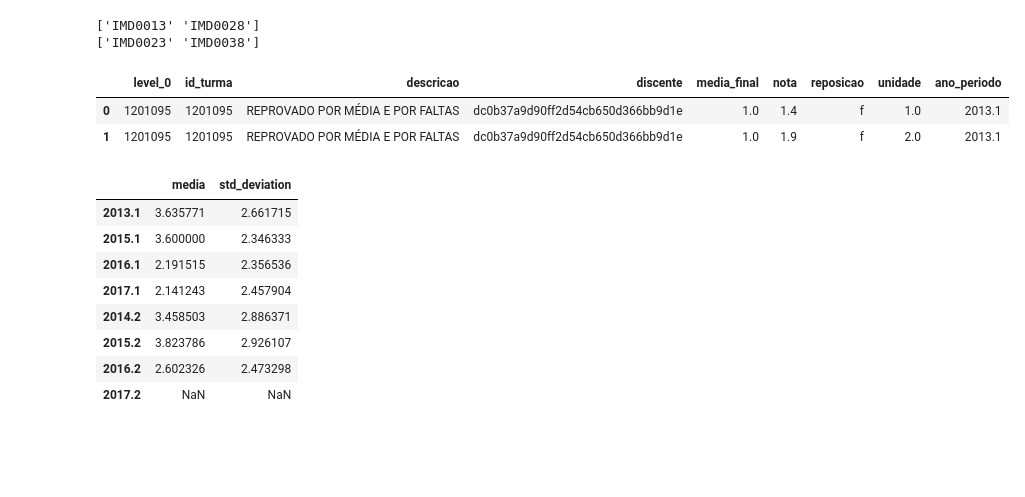
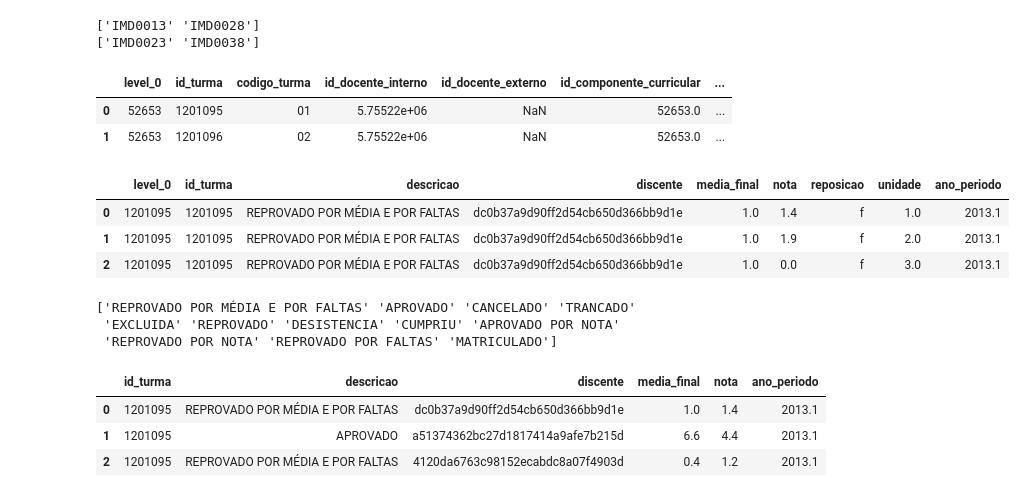
Before and after one commit to ailsonfds/IMD0033_Probabilidade, a Jupyter notebook: Atividades/Unidade 02/Trabalho_Unidade_2.ipynb, the cells around one changed output. Drawn from its saved outputs; the diff is of its cells as text; code cells hidden in the pictures; blank space fills up the shorter version.

```diff
--- a/Atividades/Unidade 02/Trabalho_Unidade_2.ipynb
+++ b/Atividades/Unidade 02/Trabalho_Unidade_2.ipynb
@@ -342,39 +387,46 @@ print(fmc2.codigo.unique())
 turmas_fmc1 = []
 for cod in fmc1['id_componente'].unique():
     turmas_fmc1.append(turmas_df[turmas_df['id_componente_curricular'] == cod])
-turmas_fmc1 = pd.concat(turmas_fmc1)
+turmas_fmc1 = pd.concat(turmas_fmc1, keys=fmc1['id_componente'].unique())
+turmas_fmc1.reset_index(inplace=True,level=0)
+turmas_fmc1.reset_index(inplace=True,drop='index')
+turmas_fmc1.head(2)
+# %% [output]
+|  | level_0 | id_turma | codigo_turma | id_docente_interno | id_docente_externo | id_componente_curricular | ... |
+| 0 | 52653 | 1201095 | 01 | 5.75522e+06 | NaN | 52653.0 | ... |
+| 1 | 52653 | 1201096 | 02 | 5.75522e+06 | NaN | 52653.0 | ... |
 # %%
+## Capturando os alunos de FMC I
 alunos_fmc1 = []
 for cod in turmas_fmc1['id_turma'].unique():
     alunos_fmc1.append(mat_comp_bti[mat_comp_bti['id_turma'] == np.int64(cod)])
 alunos_fmc1 = pd.concat(alunos_fmc1, keys=turmas_fmc1['id_turma'].unique())
 alunos_fmc1.reset_index(inplace=True,level=0)
 alunos_fmc1.reset_index(inplace=True,drop='index')
-alunos_fmc1.head(2)
+alunos_fmc1.head(3)
 # %% [output]
 |  | level_0 | id_turma | descricao | discente | media_final | nota | reposicao | unidade | ano_periodo |
 | 0 | 1201095 | 1201095 | REPROVADO POR MÉDIA E POR FALTAS | dc0b37a9d90ff2d54cb650d366bb9d1e | 1.0 | 1.4 | f | 1.0 | 2013.1 |
 | 1 | 1201095 | 1201095 | REPROVADO POR MÉDIA E POR FALTAS | dc0b37a9d90ff2d54cb650d366bb9d1e | 1.0 | 1.9 | f | 2.0 | 2013.1 |
+| 2 | 1201095 | 1201095 | REPROVADO POR MÉDIA E POR FALTAS | dc0b37a9d90ff2d54cb650d366bb9d1e | 1.0 | 0.0 | f | 3.0 | 2013.1 |
-# %%
-medias = {}
-std_dev = {}
-for semestre in alunos_fmc1['ano_periodo'].unique():
-    semestre_df = alunos_fmc1[alunos_fmc1['ano_periodo'] == semestre]
-    medias[semestre] = np.mean(semestre_df['media_final'])
-    std_dev[semestre] = np.std(semestre_df['media_final'])
-medias_df = pd.DataFrame.from_dict(medias,orient='index')
-medias_df.rename(columns={0:'media'},inplace=True)
-std_dev_df = pd.DataFrame.from_dict(std_dev,orient='index')
-std_dev_df.rename(columns={0:'std_deviation'},inplace=True)
-medias_df = pd.concat([medias_df,std_dev_df],axis=1)
-medias_df
-# %% [output]
-|  | media | std_deviation |
-| 2013.1 | 3.635771 | 2.661715 |
-| 2015.1 | 3.600000 | 2.346333 |
-| 2016.1 | 2.191515 | 2.356536 |
-| 2017.1 | 2.141243 | 2.457904 |
-| 2014.2 | 3.458503 | 2.886371 |
-| 2015.2 | 3.823786 | 2.926107 |
-| 2016.2 | 2.602326 | 2.473298 |
-| 2017.2 | NaN | NaN |
+# %%
+unidade1 = alunos_fmc1[alunos_fmc1['unidade'] == 1.0]
+unidade2 = alunos_fmc1[alunos_fmc1['unidade'] == 2.0]
+unidade3 = alunos_fmc1[alunos_fmc1['unidade'] == 3.0]
+unidade1.reset_index(drop='index',level=0,inplace=True)
+unidade2.reset_index(drop='index',level=0,inplace=True)
+unidade3.reset_index(drop='index',level=0,inplace=True)
+alunos_fmc1_u1_df = unidade1.drop(['level_0','reposicao','unidade'],axis=1)
+alunos_fmc1_u2_df = unidade2.drop(['level_0','reposicao','unidade'],axis=1)
+alunos_fmc1_u3_df = unidade3.drop(['level_0','reposicao','unidade'],axis=1)
+
+print(alunos_fmc1_u1_df.descricao.unique())
+alunos_fmc1_u1_df.head(3)
+# %% [output]
+['REPROVADO POR MÉDIA E POR FALTAS' 'APROVADO' 'CANCELADO' 'TRANCADO'
+ 'EXCLUIDA' 'REPROVADO' 'DESISTENCIA' 'CUMPRIU' 'APROVADO POR NOTA'
+ 'REPROVADO POR NOTA' 'REPROVADO POR FALTAS' 'MATRICULADO']
+|  | id_turma | descricao | discente | media_final | nota | ano_periodo |
+| 0 | 1201095 | REPROVADO POR MÉDIA E POR FALTAS | dc0b37a9d90ff2d54cb650d366bb9d1e | 1.0 | 1.4 | 2013.1 |
+| 1 | 1201095 | APROVADO | a51374362bc27d1817414a9afe7b215d | 6.6 | 4.4 | 2013.1 |
+| 2 | 1201095 | REPROVADO POR MÉDIA E POR FALTAS | 4120da6763c98152ecabdc8a07f4903d | 0.4 | 1.2 | 2013.1 |
```
Also changed, not shown: parts of 18 cells of this notebook.
